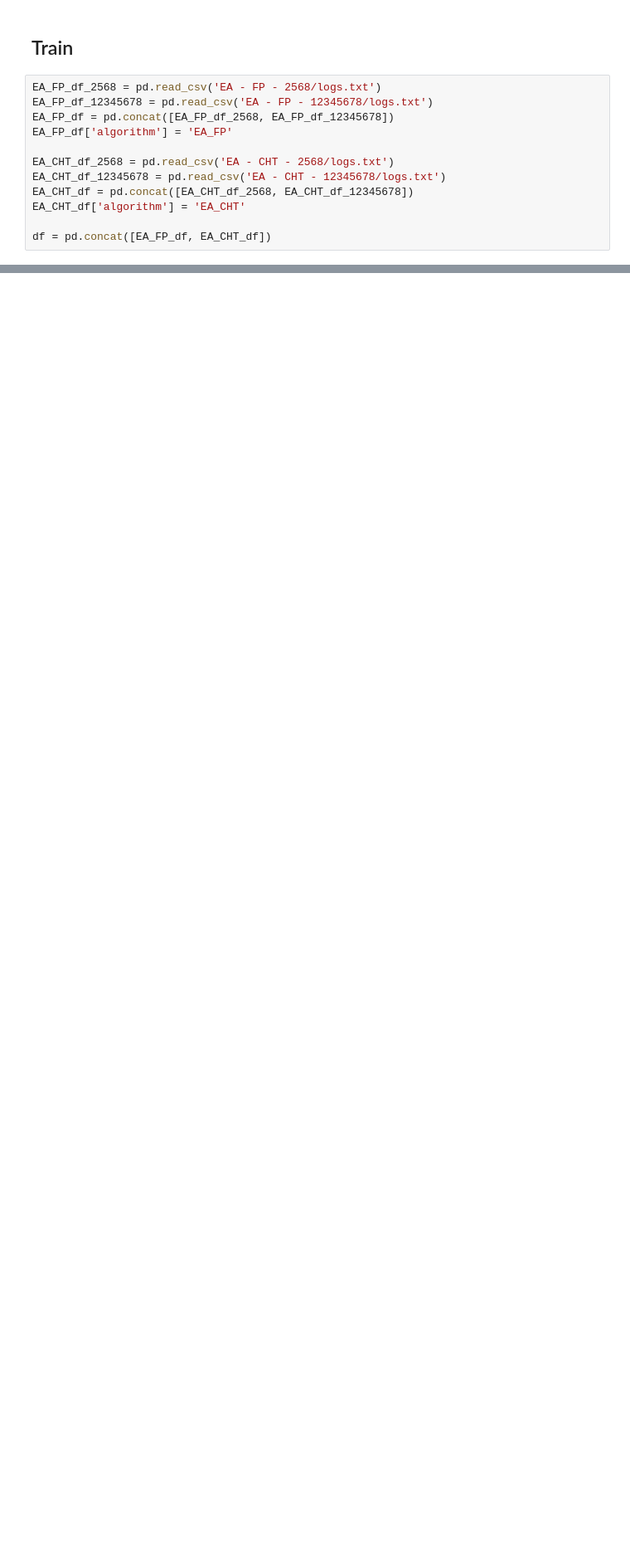
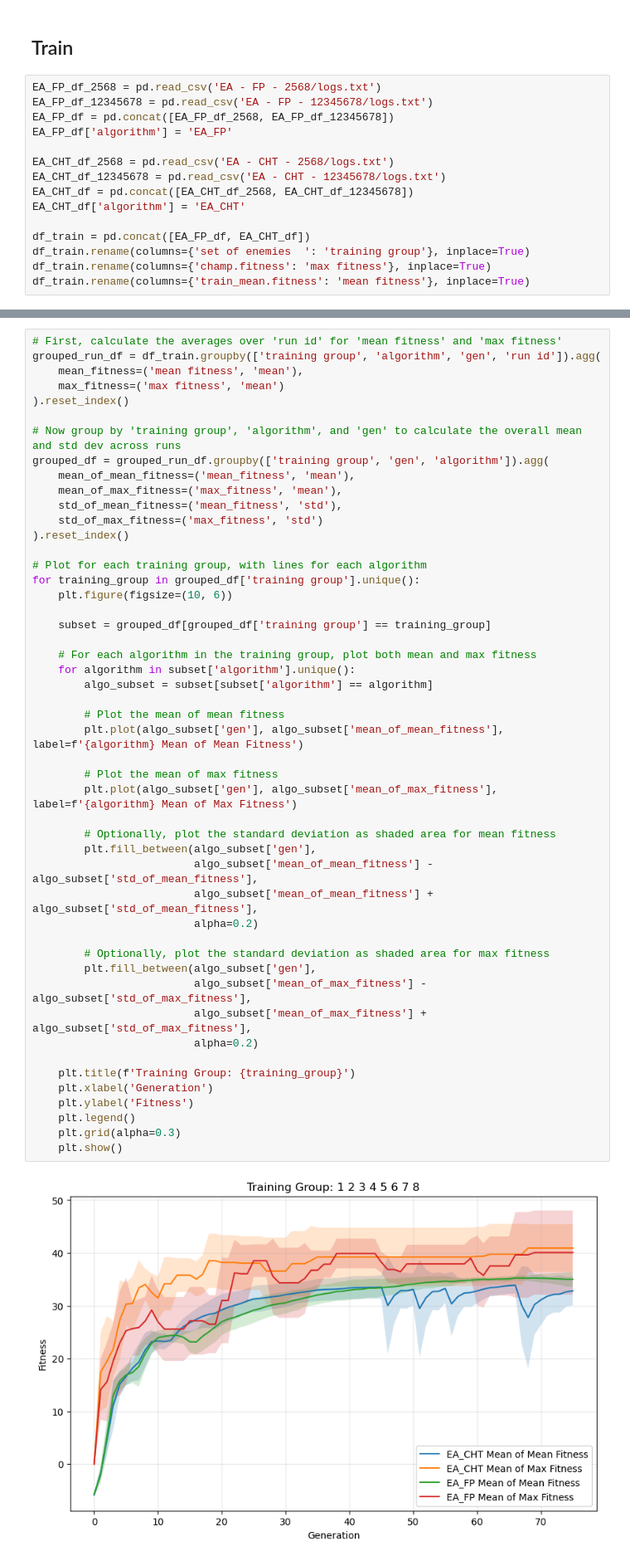
Before and after one commit to yossiyhartman/EvoMan---Generalist, a Jupyter notebook: paper_visuals.ipynb, the cells around one changed output, grey strips where cells are left out. Shown at 83% size. Cells and saved outputs as stored; diff of their text form; blank space fills up the shorter version.

```diff
--- a/paper_visuals.ipynb
+++ b/paper_visuals.ipynb
@@ -16,5 +16,8 @@ EA_CHT_df_12345678 = pd.read_csv('EA - CHT - 12345678/logs.txt')
 EA_CHT_df = pd.concat([EA_CHT_df_2568, EA_CHT_df_12345678])
 EA_CHT_df['algorithm'] = 'EA_CHT'
 
-df = pd.concat([EA_FP_df, EA_CHT_df])
+df_train = pd.concat([EA_FP_df, EA_CHT_df])
+df_train.rename(columns={'set of enemies  ': 'training group'}, inplace=True)
+df_train.rename(columns={'champ.fitness': 'max fitness'}, inplace=True)
+df_train.rename(columns={'train_mean.fitness': 'mean fitness'}, inplace=True)
 # %% [markdown]
@@ -105,0 +47,51 @@ plt.show()
+# %%
+# First, calculate the averages over 'run id' for 'mean fitness' and 'max fitness'
+grouped_run_df = df_train.groupby(['training group', 'algorithm', 'gen', 'run id']).agg(
+    mean_fitness=('mean fitness', 'mean'),
+    max_fitness=('max fitness', 'mean')
+).reset_index()
+
+# Now group by 'training group', 'algorithm', and 'gen' to calculate the overall mean and std dev across runs
+grouped_df = grouped_run_df.groupby(['training group', 'gen', 'algorithm']).agg(
+    mean_of_mean_fitness=('mean_fitness', 'mean'),
+    mean_of_max_fitness=('max_fitness', 'mean'),
+    std_of_mean_fitness=('mean_fitness', 'std'),
+    std_of_max_fitness=('max_fitness', 'std')
+).reset_index()
+
+# Plot for each training group, with lines for each algorithm
+for training_group in grouped_df['training group'].unique():
+    plt.figure(figsize=(10, 6))
+
+    subset = grouped_df[grouped_df['training group'] == training_group]
+
+    # For each algorithm in the training group, plot both mean and max fitness
+    for algorithm in subset['algorithm'].unique():
+        algo_subset = subset[subset['algorithm'] == algorithm]
+
+        # Plot the mean of mean fitness
+        plt.plot(algo_subset['gen'], algo_subset['mean_of_mean_fitness'], label=f'{algorithm} Mean of Mean Fitness')
+
+        # Plot the mean of max fitness
+        plt.plot(algo_subset['gen'], algo_subset['mean_of_max_fitness'], label=f'{algorithm} Mean of Max Fitness')
+
+        # Optionally, plot the standard deviation as shaded area for mean fitness
+        plt.fill_between(algo_subset['gen'],
+                         algo_subset['mean_of_mean_fitness'] - algo_subset['std_of_mean_fitness'],
+                         algo_subset['mean_of_mean_fitness'] + algo_subset['std_of_mean_fitness'],
+                         alpha=0.2)
+
+        # Optionally, plot the standard deviation as shaded area for max fitness
+        plt.fill_between(algo_subset['gen'],
+                         algo_subset['mean_of_max_fitness'] - algo_subset['std_of_max_fitness'],
+                         algo_subset['mean_of_max_fitness'] + algo_subset['std_of_max_fitness'],
+                         alpha=0.2)
+
+    plt.title(f'Training Group: {training_group}')
+    plt.xlabel('Generation')
+    plt.ylabel('Fitness')
+    plt.legend()
+    plt.grid(alpha=0.3)
+    plt.show()
+# %% [output]
+[figure, added]
```
Also changed, not shown: parts of 9 cells of this notebook.
